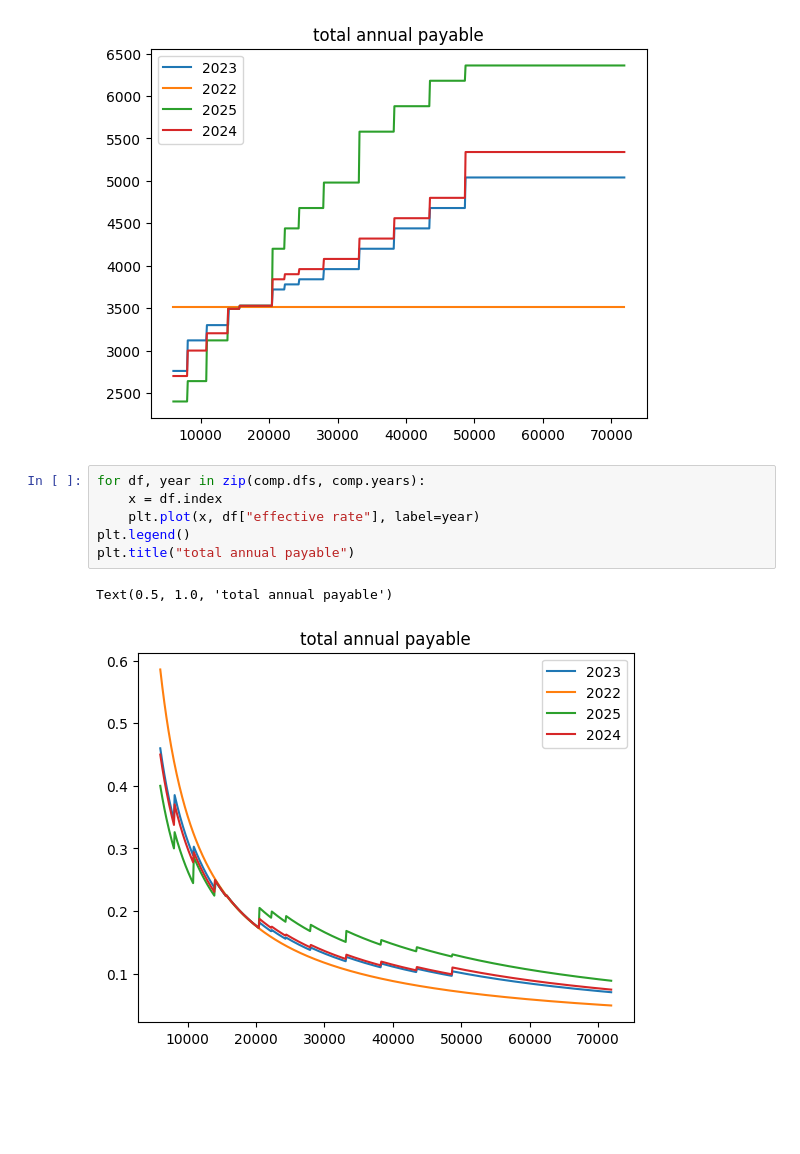
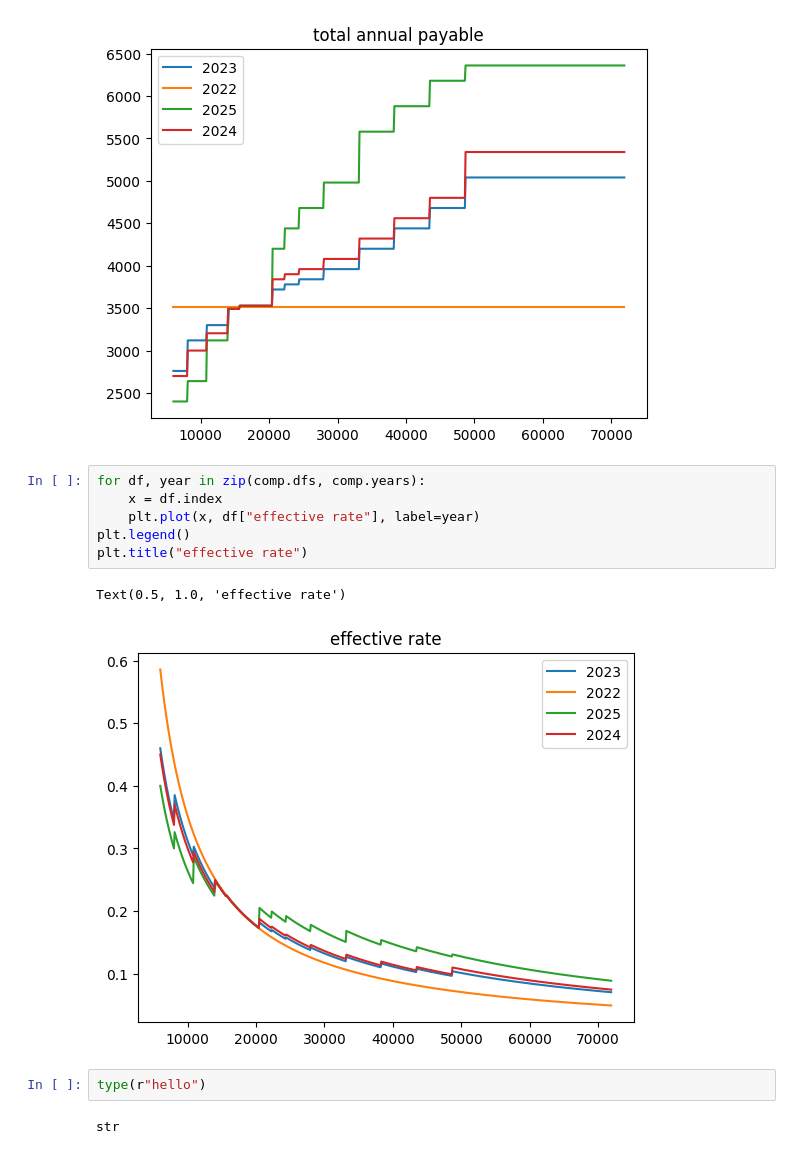
Before and after one commit to JonathanMair/cuota, a Jupyter notebook: jupyter/Untitled4.ipynb, the cells around one changed output. Cells and saved outputs as stored; diff of their text form; blank space fills up the shorter version.

```diff
--- a/jupyter/Untitled4.ipynb
+++ b/jupyter/Untitled4.ipynb
@@ -28,9 +28,13 @@ Text(0.5, 1.0, 'total annual payable')
 # %%
 for df, year in zip(comp.dfs, comp.years):
     x = df.index
     plt.plot(x, df["effective rate"], label=year)
 plt.legend()
-plt.title("total annual payable")
+plt.title("effective rate")
 # %% [output]
-Text(0.5, 1.0, 'total annual payable')
+Text(0.5, 1.0, 'effective rate')
-[figure, old version]
+[figure, new version]
+# %%
+type(r"hello")
+# %% [output]
+str
```
Also changed, not shown: 8 other files.
